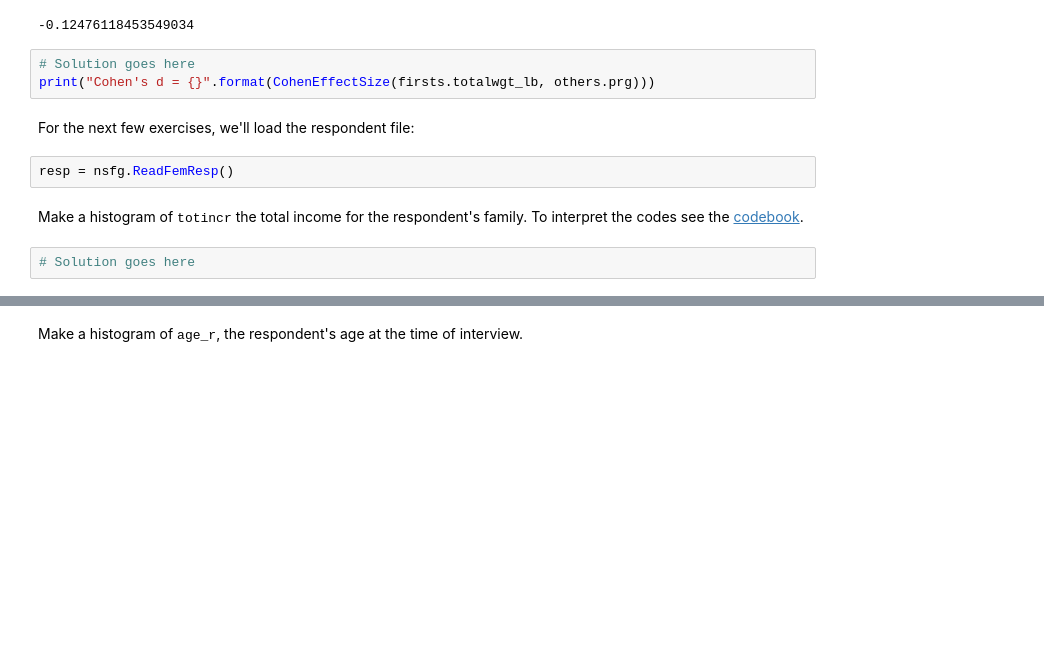
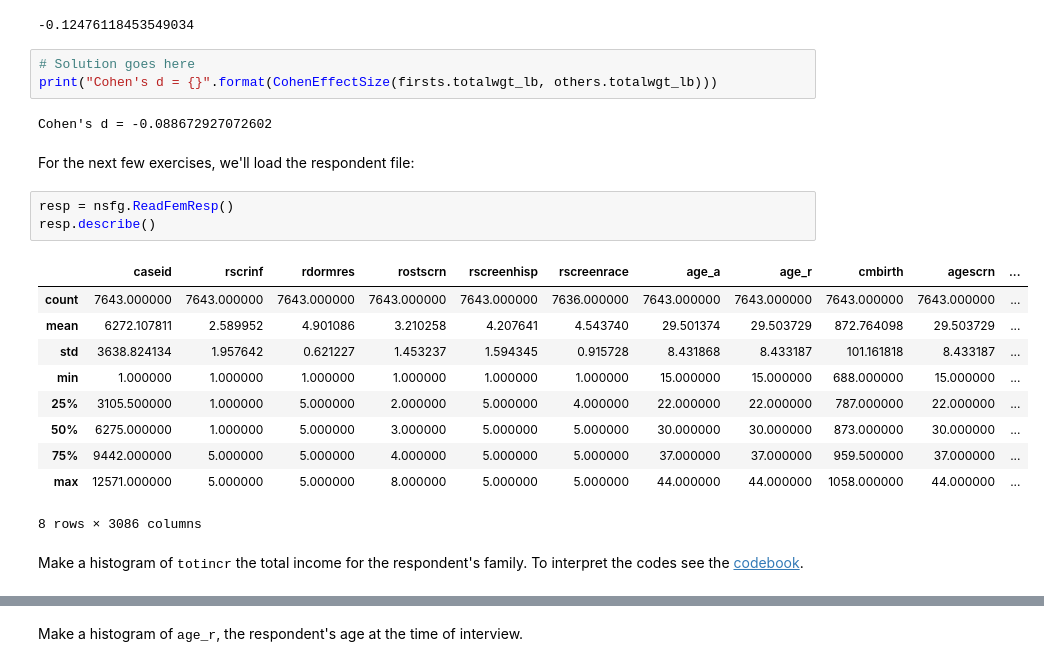
Before and after one commit to thomasdunlap/ThinkStats2, a Jupyter notebook: code/chap02ex.ipynb, the cells around one changed output, grey strips where cells are left out. Cells and saved outputs as stored; diff of their text form; blank space fills up the shorter version.

```diff
--- a/code/chap02ex.ipynb
+++ b/code/chap02ex.ipynb
@@ -298,12 +298,24 @@ firsts.totalwgt_lb.mean() - others.totalwgt_lb.mean()
 -0.12476118453549034
 # %%
 # Solution goes here
-print("Cohen's d = {}".format(CohenEffectSize(firsts.totalwgt_lb, others.prg)))
+print("Cohen's d = {}".format(CohenEffectSize(firsts.totalwgt_lb, others.totalwgt_lb)))
+# %% [output]
+Cohen's d = -0.088672927072602
 # %% [markdown]
 For the next few exercises, we'll load the respondent file:
 # %%
 resp = nsfg.ReadFemResp()
+resp.describe()
+# %% [output]
+|  | caseid | rscrinf | rdormres | rostscrn | rscreenhisp | rscreenrace | age_a | age_r | cmbirth | agescrn | ... |
+| count | 7643.000000 | 7643.000000 | 7643.000000 | 7643.000000 | 7643.000000 | 7636.000000 | 7643.000000 | 7643.000000 | 7643.000000 | 7643.000000 | ... |
+| mean | 6272.107811 | 2.589952 | 4.901086 | 3.210258 | 4.207641 | 4.543740 | 29.501374 | 29.503729 | 872.764098 | 29.503729 | ... |
+| std | 3638.824134 | 1.957642 | 0.621227 | 1.453237 | 1.594345 | 0.915728 | 8.431868 | 8.433187 | 101.161818 | 8.433187 | ... |
+| min | 1.000000 | 1.000000 | 1.000000 | 1.000000 | 1.000000 | 1.000000 | 15.000000 | 15.000000 | 688.000000 | 15.000000 | ... |
+| 25% | 3105.500000 | 1.000000 | 5.000000 | 2.000000 | 5.000000 | 4.000000 | 22.000000 | 22.000000 | 787.000000 | 22.000000 | ... |
+| 50% | 6275.000000 | 1.000000 | 5.000000 | 3.000000 | 5.000000 | 5.000000 | 30.000000 | 30.000000 | 873.000000 | 30.000000 | ... |
+| 75% | 9442.000000 | 5.000000 | 5.000000 | 4.000000 | 5.000000 | 5.000000 | 37.000000 | 37.000000 | 959.500000 | 37.000000 | ... |
+| max | 12571.000000 | 5.000000 | 5.000000 | 8.000000 | 5.000000 | 5.000000 | 44.000000 | 44.000000 | 1058.000000 | 44.000000 | ... |
+8 rows × 3086 columns
 # %% [markdown]
 Make a histogram of <tt>totincr</tt> the total income for the respondent's family.  To interpret the codes see the [codebook](http://www.icpsr.umich.edu/nsfg6/Controller?displayPage=labelDetails&fileCode=FEM&section=R&subSec=7876&srtLabel=607543).
-# %%
-# Solution goes here
```
Also changed, not shown: parts of 1 cell of this notebook.
